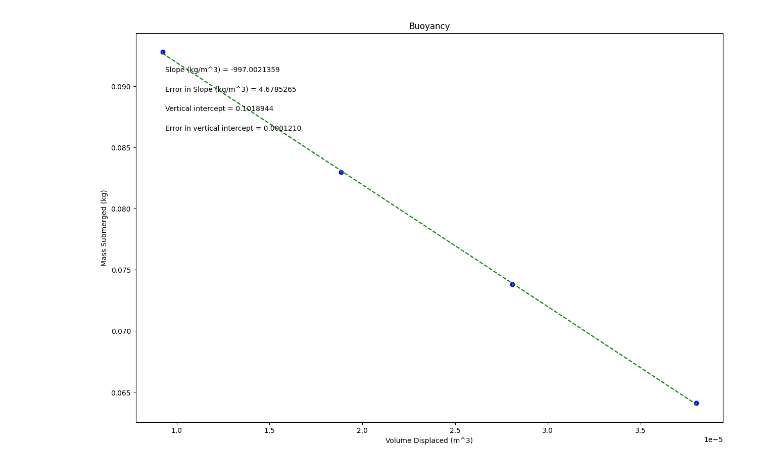
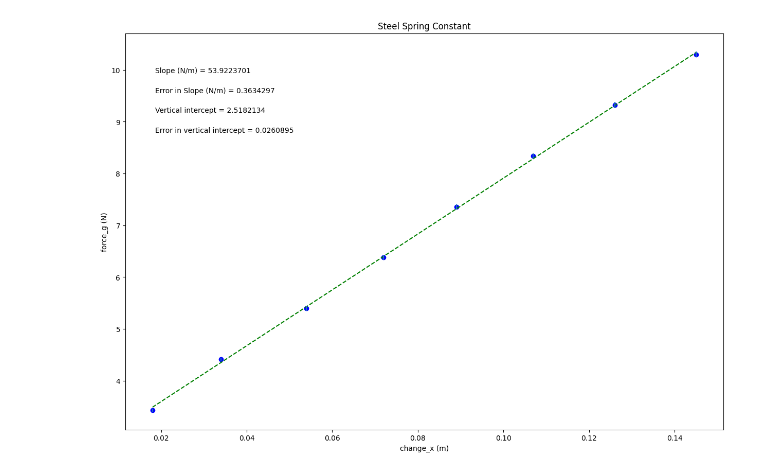
Before and after one commit to MHuckab04/physics-lab-216, a Jupyter notebook: PHSXlab_plotting_template.ipynb, the cells around one changed output. Saved outputs shown, nothing was run; the diff lists cells and outputs as text; code cells hidden in the pictures.

```diff
--- a/PHSXlab_plotting_template.ipynb
+++ b/PHSXlab_plotting_template.ipynb
@@ -19,28 +19,28 @@ import matplotlib.pyplot as plt
 #variable names should start with a letter and must contain only letters, numbers, and underscores
 
 
-volume = np.array([.00000923, .00001884, .00002808, 0.00003801])
+change_x = np.array([.018, .034, .054, .072, .089, .107, .126, .145])
 
-mass_sub = np.array([.0928, .0830, .0738, .0641])
+force_g = np.array([3.434, 4.415, 5.400, 6.377, 7.358, 8.339, 9.320, 10.301]) # Removed 10.301 to match length of change_x and err_force_g
 
-err_mass_sub = np.array([0.0001, 0.0001, 0.0001, 0.0001])
+err_force_g = np.array([0.029, 0.029, 0.049, 0.049, 0.049, 0.049, 0.059, 0.059])
 
 
 
 #Re-assign variables as x, y, dy so that the remaining plotting code may remain generic
 #UPDATE VARIABLE NAMES (ON RHS OF EACH EQUAL SIGN) TO MATCH VARIABLE NAMES FOR DATA ABOVE
 
-x = volume             #this should be the array you want to plot on the x axis
-y = mass_sub             #this should be the array you want to plot on the y axis
-dy = err_mass_sub        #this should be your error in y array
+x = change_x             #this should be the array you want to plot on the x axis
+y = force_g             #this should be the array you want to plot on the y axis
+dy = err_force_g        #this should be your error in y array
 
 
 #UPDATE EACH OF THESE 4 STRINGS FOR YOUR PLOT LABELS AS YOU WANT THEM TO APPEAR
 
-plot_title= 'Buoyancy'
-x_label= 'Volume Displaced (m^3)'
-y_label= 'Mass Submerged (kg)'
-slope_units= 'kg/m^3'
+plot_title= 'Steel Spring Constant'
+x_label= 'change_x (m)'
+y_label= 'force_g (N)'
+slope_units= 'N/m'
 
 #UPDATE ANNOTATION PLACEMENT SO IT'S OUT OF WAY OF PLOTTED DATA AND BEST FIT LINE
 #integer from 1 to 4, top R corner is 1 (counter-clockwise from there)
@@ -92,31 +92,31 @@ elif annotation_placement==3 or annotation_placement==4:
 #Don't need to change anything in this section!
 
 #Plot data on graph. Plot error bars and place values for slope,
 #error in slope, and vertical intercept (plus error) on the plot using "annotate"
 
 plt.figure(figsize=(15,10))
 
 plt.plot(x, fit, color='green', linestyle='--')
 plt.scatter(x, y, color='blue', marker='o')
 
 plt.xlabel(x_label)
 plt.ylabel(y_label)
 plt.title(plot_title)
 
 plt.errorbar(x, y, yerr=dy, xerr=None, fmt="none") #don't need to plot x error bars
 
 plt.annotate('Slope ({}) = {value:.{digits}f}'.format(slope_units,value=m, digits=7),
              (xpos, ypos[0]), xycoords='axes fraction')
 
 plt.annotate('Error in Slope ({}) = {value:.{digits}f}'.format(slope_units,value=dm, digits=7),
              (xpos, ypos[1]), xycoords='axes fraction')
 
 plt.annotate('Vertical intercept = {value:.{digits}f}'.format(value=b, digits=7),
              (xpos, ypos[2]), xycoords='axes fraction')
 
 plt.annotate('Error in vertical intercept = {value:.{digits}f}'.format(value=db, digits=7),
              (xpos, ypos[3]), xycoords='axes fraction')
 
 plt.show()
 # %% [output]
-[figure, old version]
+[figure, new version]
```
Also changed, not shown: parts of 1 cell of this notebook.
